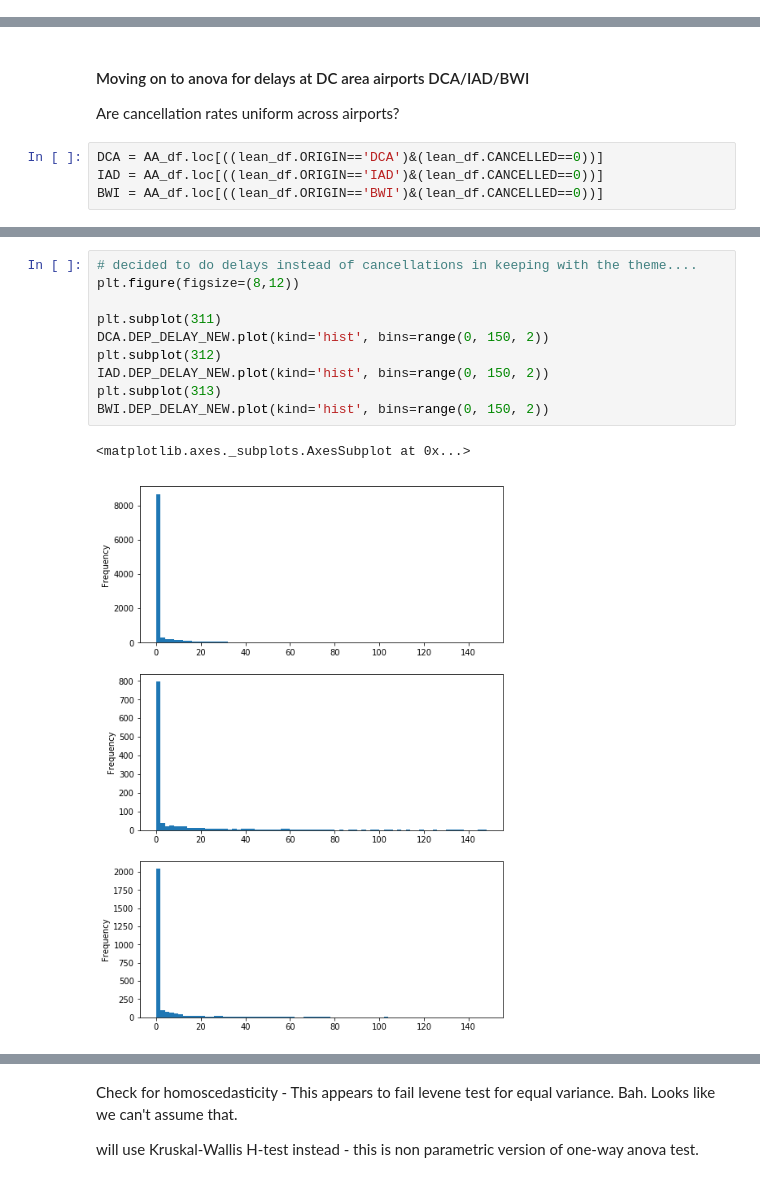
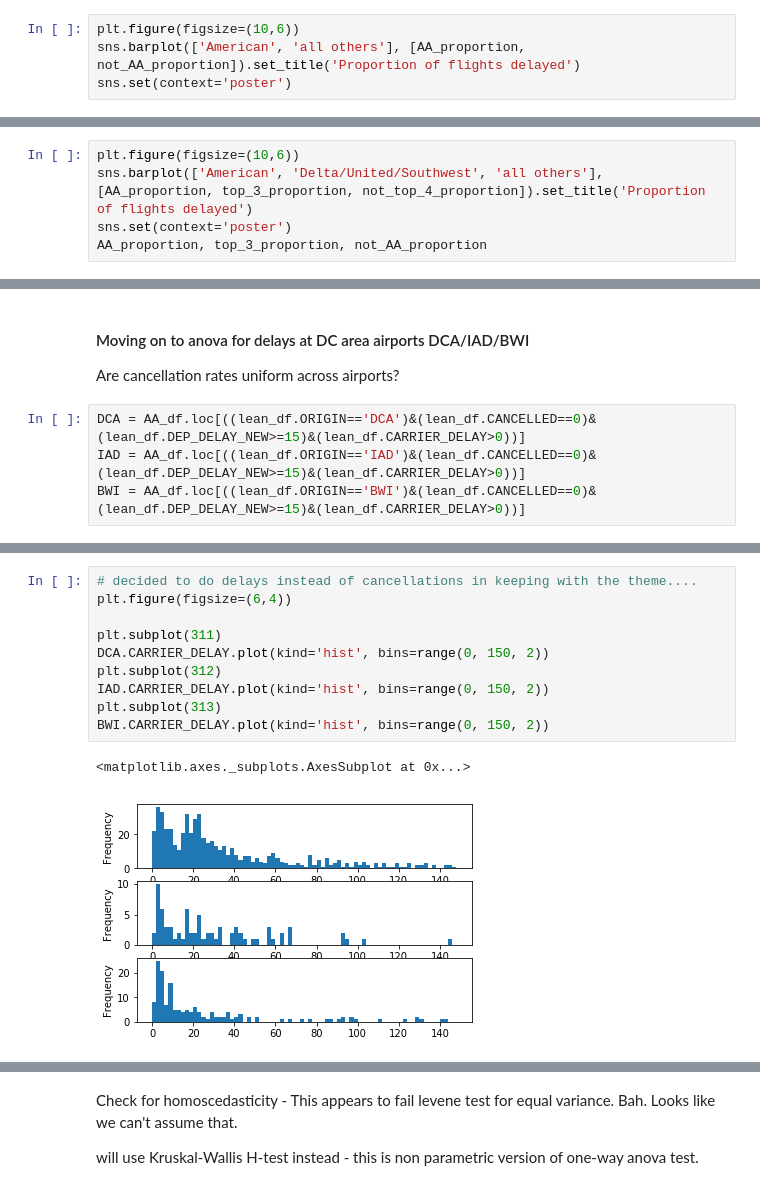
Before and after one commit to Mcllstr/Project_3_T_Testing, a Jupyter notebook: joes_workbook.ipynb, the cells around one changed output, grey strips where cells are left out. Cells and saved outputs as stored; diff of their text form.

Commit message:
latest notebook and graph image file

```diff
--- a/joes_workbook.ipynb
+++ b/joes_workbook.ipynb
@@ -94,0 +149,4 @@ AA_proportion, not_AA_proportion, AA_delay, not_AA_delay, AA_nobs, not_AA_nobs
+# %%
+plt.figure(figsize=(10,6))
+sns.barplot(['American', 'all others'], [AA_proportion, not_AA_proportion]).set_title('Proportion of flights delayed')
+sns.set(context='poster')
@@ -94,0 +155,5 @@ AA_proportion, not_AA_proportion, AA_delay, not_AA_delay, AA_nobs, not_AA_nobs
+# %%
+plt.figure(figsize=(10,6))
+sns.barplot(['American', 'Delta/United/Southwest', 'all others'], [AA_proportion, top_3_proportion, not_top_4_proportion]).set_title('Proportion of flights delayed')
+sns.set(context='poster')
+AA_proportion, top_3_proportion, not_AA_proportion
@@ -105,6 +177,6 @@ P is approximatley zero so reject the null - difference between two proportions
 #### Moving on to anova for delays at DC area airports DCA/IAD/BWI
 Are cancellation rates uniform across airports?
 # %%
-DCA = AA_df.loc[((lean_df.ORIGIN=='DCA')&(lean_df.CANCELLED==0))]
-IAD = AA_df.loc[((lean_df.ORIGIN=='IAD')&(lean_df.CANCELLED==0))]
-BWI = AA_df.loc[((lean_df.ORIGIN=='BWI')&(lean_df.CANCELLED==0))]
+DCA = AA_df.loc[((lean_df.ORIGIN=='DCA')&(lean_df.CANCELLED==0)&(lean_df.DEP_DELAY_NEW>=15)&(lean_df.CARRIER_DELAY>0))]
+IAD = AA_df.loc[((lean_df.ORIGIN=='IAD')&(lean_df.CANCELLED==0)&(lean_df.DEP_DELAY_NEW>=15)&(lean_df.CARRIER_DELAY>0))]
+BWI = AA_df.loc[((lean_df.ORIGIN=='BWI')&(lean_df.CANCELLED==0)&(lean_df.DEP_DELAY_NEW>=15)&(lean_df.CARRIER_DELAY>0))]
@@ -120,13 +192,13 @@ Name: CANCELLATION_CODE, dtype: int64
 # %%
 # decided to do delays instead of cancellations in keeping with the theme....
-plt.figure(figsize=(8,12))
+plt.figure(figsize=(6,4))
 
 plt.subplot(311)
-DCA.DEP_DELAY_NEW.plot(kind='hist', bins=range(0, 150, 2))
+DCA.CARRIER_DELAY.plot(kind='hist', bins=range(0, 150, 2))
 plt.subplot(312)
-IAD.DEP_DELAY_NEW.plot(kind='hist', bins=range(0, 150, 2))
+IAD.CARRIER_DELAY.plot(kind='hist', bins=range(0, 150, 2))
 plt.subplot(313)
-BWI.DEP_DELAY_NEW.plot(kind='hist', bins=range(0, 150, 2))
+BWI.CARRIER_DELAY.plot(kind='hist', bins=range(0, 150, 2))
 # %% [output]
 <matplotlib.axes._subplots.AxesSubplot at 0x...>
-[figure, old version]
+[figure, new version]
```
Also changed, not shown: parts of 28 cells of this notebook, 1 other file.
